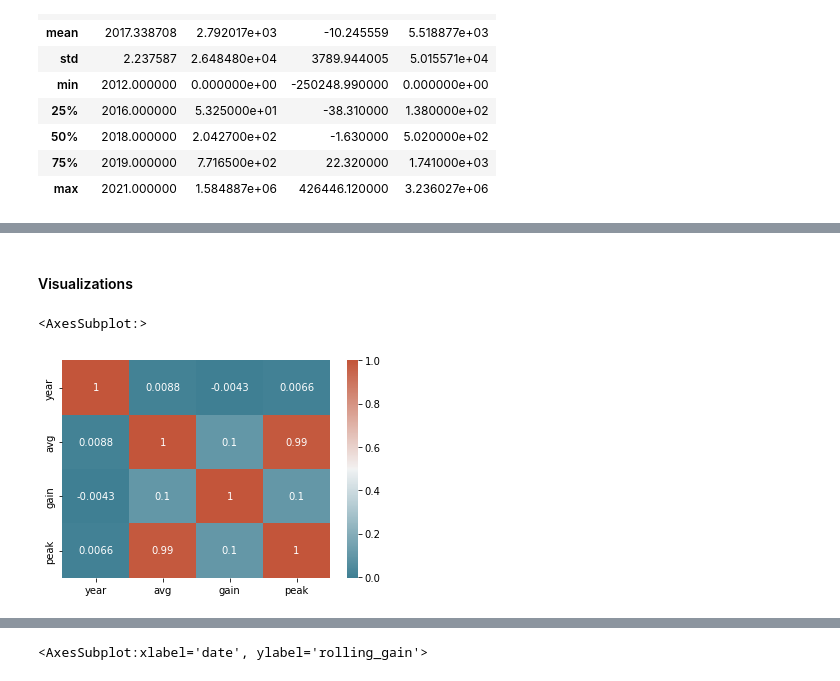
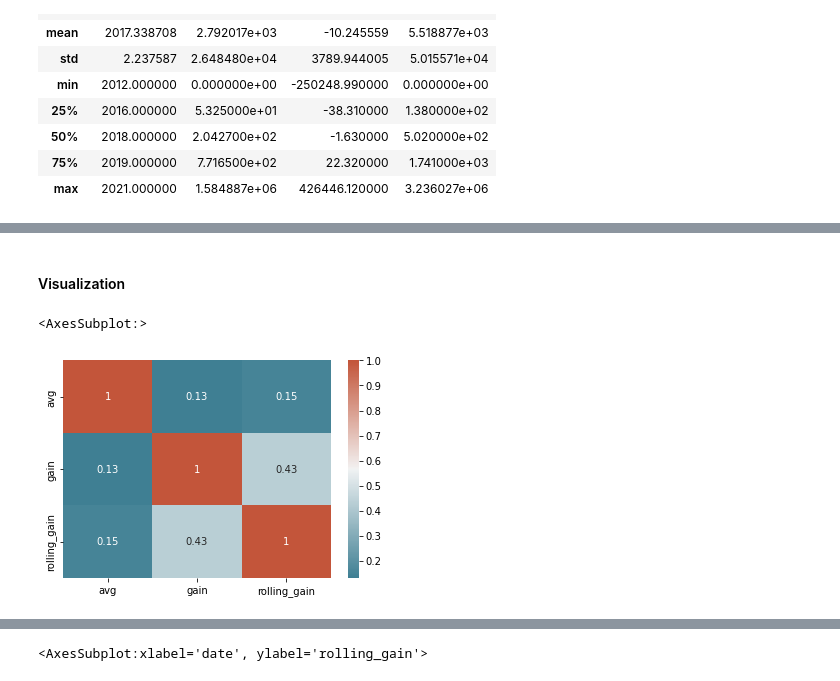
Before and after one commit to data301-2021-winter1/project-group01-project, a Jupyter notebook: notebooks/analysis1.ipynb, the cells around one changed output, grey strips where cells are left out. Cells and saved outputs as stored; diff of their text form; code cells hidden in the pictures.

```diff
--- a/notebooks/analysis1.ipynb
+++ b/notebooks/analysis1.ipynb
@@ -192,8 +260,8 @@ chord1.describe()
 # %% [markdown]
-#### Visualizations
+#### Visualization
 # %%
-corr = chord1.corr()
+corr = df_csgo_sorted.corr()
 sns.heatmap(corr, xticklabels=corr.columns, yticklabels=corr.columns, annot=True, cmap=sns.diverging_palette(220, 20, as_cmap=True))
 # %% [output]
 <AxesSubplot:>
-[figure, old version]
+[figure, new version]
```
Also changed, not shown: parts of 33 cells of this notebook, 1 other file.
